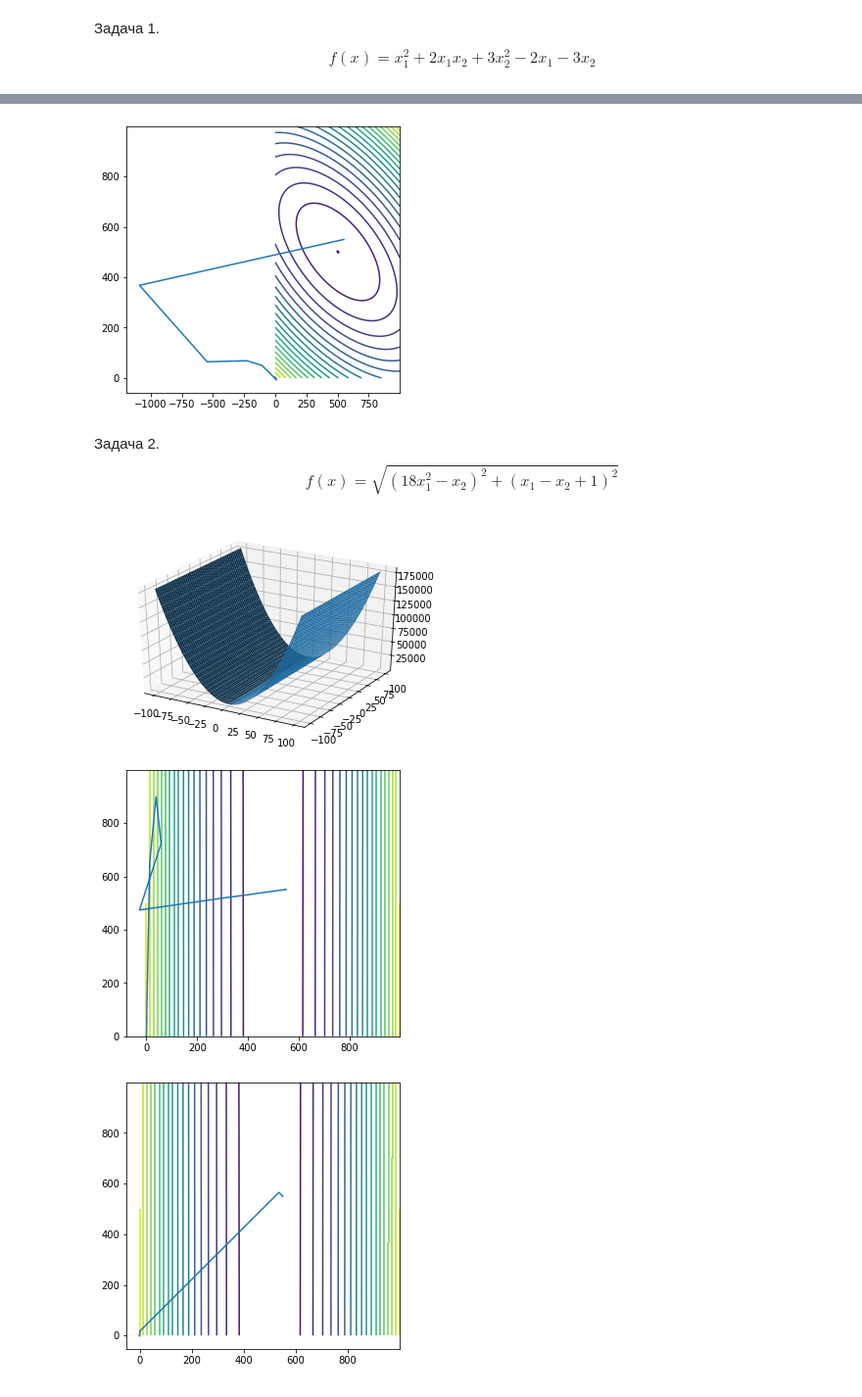
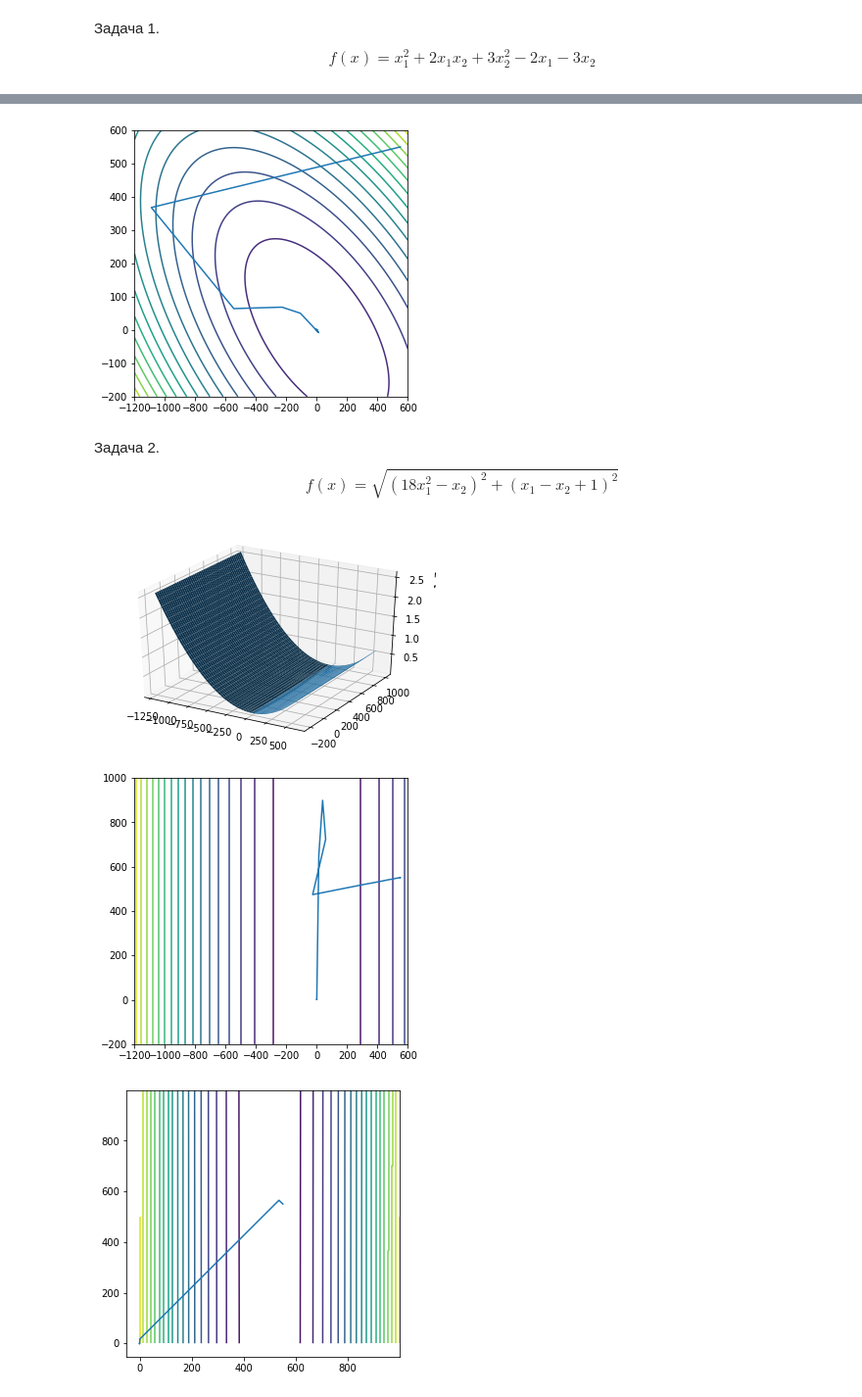
Before and after one commit to Viktory4121/Optimization_Methods, a Jupyter notebook: линии_уровня_траектории_решения.ipynb, the cells around one changed output, grey strips where cells are left out. Shown at 98% size. Drawn from its saved outputs; the diff is of its cells as text; code cells hidden in the pictures.

```diff
--- a/линии_уровня_траектории_решения.ipynb
+++ b/линии_уровня_траектории_решения.ipynb
@@ -11,12 +11,12 @@ import math
 # %% [markdown]
 Задача 1.
 $$f(x)=x_1^2 + 2x_1 x_2 + 3x_2^2 - 2x_1 - 3x_2$$
+# %%
+# Строим сетку, имеющую 1000 отсчетов по обоим координатам
+x0 = np.linspace(-1200, 600, 1000)
+y0 = np.linspace(-200, 600, 1000)
 # %%
-def makeData ():
-    # Строим сетку в интервале от -10 до 10, имеющую 100 отсчетов по обоим координатам
-    x = np.linspace(-100, 100, 1000)
-    y = np.linspace(-100, 100, 1000)
-
+def makeData (x,y):
     # Создаем двумерную матрицу-сетку
     xgrid, ygrid = np.meshgrid(x, y)
 
@@ -26,7 +26,7 @@ def makeData ():
     return xgrid, ygrid, z
 
 
-x, y, z = makeData()
+x, y, z = makeData(x0,y0)
 fig = plt.figure()
 axes = fig.add_subplot(projection='3d')
 axes.plot_surface(x, y, z)
@@ -113,58 +124,56 @@ x2 = [550, 368, 64.2781263503065, 68.6272767902793, 50.2835260188239, -7.8546545
 ax.plot(x1,x2)
 
 #построение линий уровня
-ax.contour(z, levels = 20)
+ax.contour(x,y,z, levels = 20)
 
 fig.set_figwidth(5)    #  ширина и
 fig.set_figheight(5)    #  высота "Figure"
 plt.show()
 # %% [output]
-[figure, old version]
+[figure, new version]
 # %% [markdown]
 Задача 2.
 $$f(x)=\sqrt{(18x_1^2 - x_2)^2 + (x_1 - x_2 + 1)^2}$$
 # %%
-def makeData ():
-    # Строим сетку в интервале от -10 до 10, имеющую 100 отсчетов по обоим координатам
-    x = np.linspace(-100, 100, 1000)
-    y = np.linspace(-100, 100, 1000)
-
+# Строим сетку, имеющую 1000 отсчетов по обоим координатам
+x0 = np.linspace(-1200, 600, 1000)
+y0 = np.linspace(-200, 1000, 1000)
+def makeData (x,y):
     # Создаем двумерную матрицу-сетку
     xgrid, ygrid = np.meshgrid(x, y)
 
     # В узлах рассчитываем значение функции
-    #z = numpy.sin (xgrid) * numpy.sin (ygrid) / (xgrid * ygrid)
     z = ((18*(xgrid**2) - ygrid)**2 + (xgrid - ygrid + 1)**2)**(1/2)
 
     return xgrid, ygrid, z
 
 
-x, y, z = makeData()
+x, y, z = makeData(x0,y0)
 fig = plt.figure()
 axes = fig.add_subplot(projection='3d')
 axes.plot_surface(x, y, z)
 plt.show()
 # %% [output]
-[figure, old version]
+[figure, new version]
 # %%
 #Метод Нелдера-Мида
 fig, ax = plt.subplots()
 
 #построение траекторий решения
 x1 = [550, 550.965925826289, 549.517037086855, 546.86074106456, 542.634815574546, 535.209260784948, 523.04463241012, 502.111208643511, 467.31524001055, 408.050408160851, 308.826054970079, 140.684214675296, -27.4576256194873, 58.0379147615407, 38.0886498999201, 13.2068416924124,
 -0.374021862980724, -0.363709925079803, -0.345270266760576, -0.31542656179912, -0.263625392679938, -0.211824223560756, -0.211824223560756, -0.185923639001165, -0.19887393128096, -0.209852663359824, -0.214356249298789, -0.208866883259358, -0.206615090289875, -0.208233876824849, -0.209852663359824]
 x2 = [550, 550.965925826289, 550.931250649229, 550.396274970493, 550.059436777005, 548.821066322789, 547.528204708704, 544.405032993232, 540.257723907326, 531.937725933428, 519.483108774666, 496.615804247489, 473.748499720312, 723.077366739229, 898.640364739829, 653.395357301603,
 1.62944425835939, 1.50037291565885, 1.4854832178829, 1.21989568359384, 1.05732252089742, 0.894749358200998, 0.894749358200998, 0.813462776852788, 0.854106067526893, 0.802598881730572, 0.730770050597198, 0.756523643495359, 0.792438059062046, 0.797518470396309, 0.802598881730572]
 ax.plot(x1,x2)
 
 #построение линий уровня
-ax.contour(z, levels = 20)
+ax.contour(x,y,z, levels = 20)
 
 fig.set_figwidth(5)    #  ширина и
 fig.set_figheight(5)    #  высота "Figure"
 plt.show()
 # %% [output]
-[figure, old version]
+[figure, new version]
 # %%
 #Метод хд
 fig, ax = plt.subplots()
```
Also changed, not shown: parts of 6 cells of this notebook.
